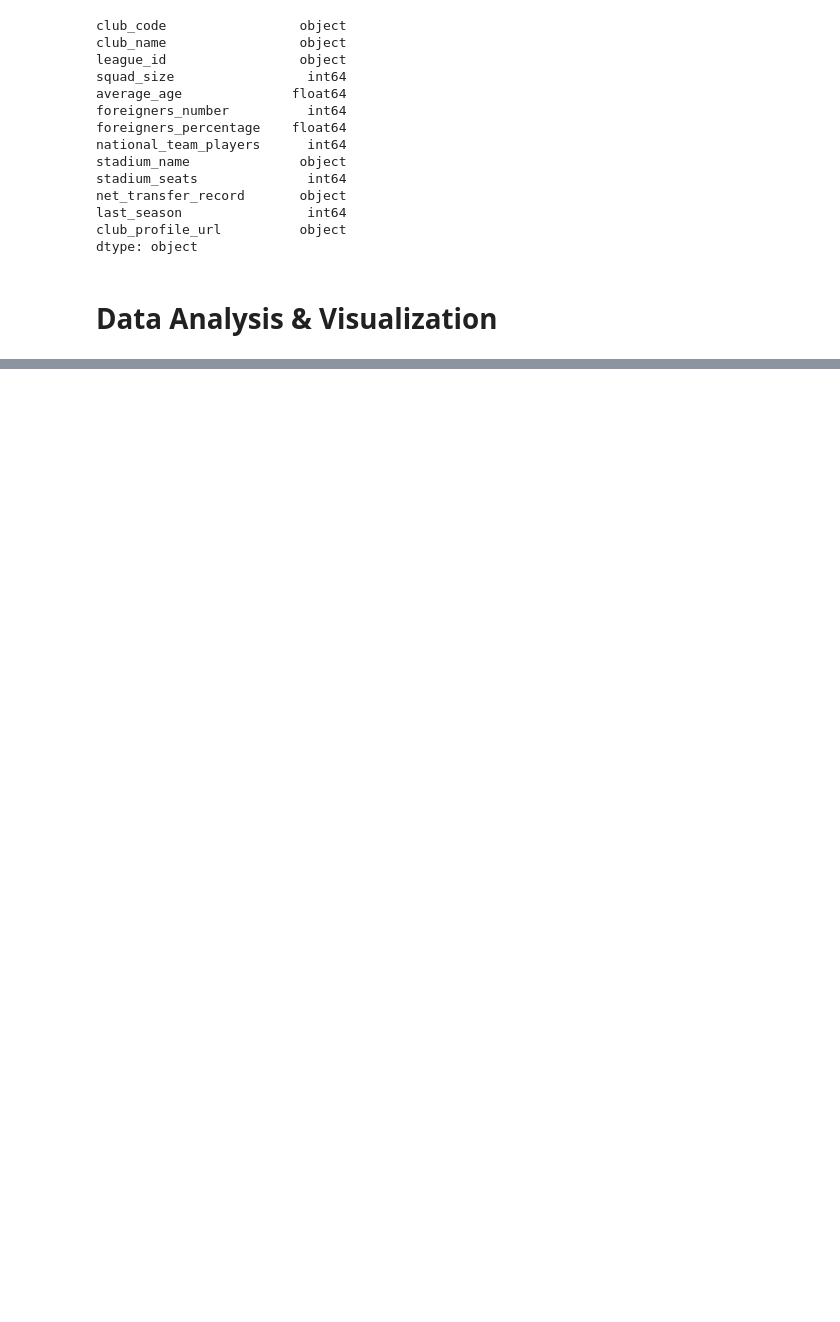
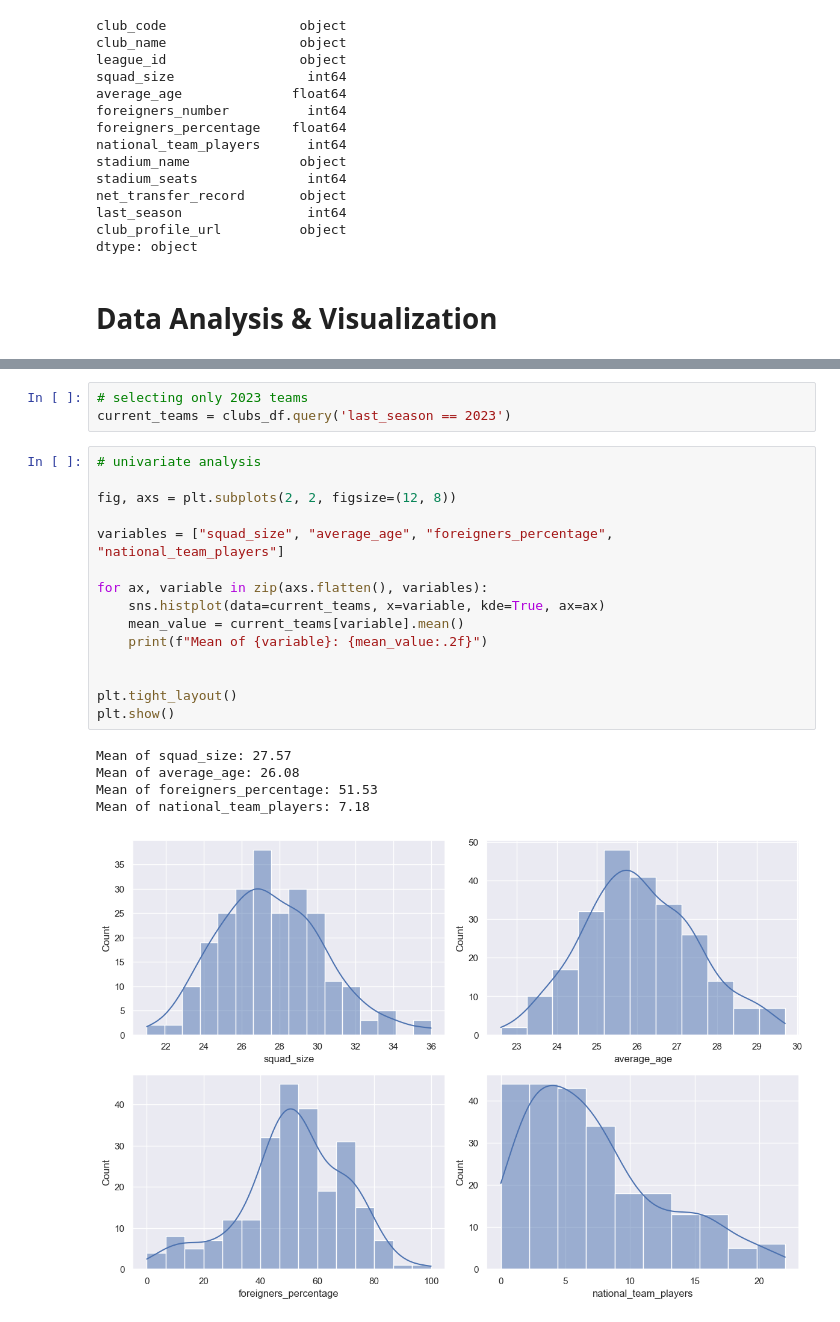
Before and after one commit to RiccardoPili/Football-Data-Analysis, a Jupyter notebook: clubs.ipynb, the cells around one changed output, grey strips where cells are left out. Cells and saved outputs as stored; diff of their text form; blank space fills up the shorter version.

```diff
--- a/clubs.ipynb
+++ b/clubs.ipynb
@@ -178,0 +244,24 @@ dtype: object
+# %%
+# selecting only 2023 teams
+current_teams = clubs_df.query('last_season == 2023')
+# %%
+# univariate analysis
+
+fig, axs = plt.subplots(2, 2, figsize=(12, 8))
+
+variables = ["squad_size", "average_age", "foreigners_percentage", "national_team_players"]
+
+for ax, variable in zip(axs.flatten(), variables):
+    sns.histplot(data=current_teams, x=variable, kde=True, ax=ax)
+    mean_value = current_teams[variable].mean()
+    print(f"Mean of {variable}: {mean_value:.2f}")
+
+
+plt.tight_layout()
+plt.show()
+# %% [output]
+Mean of squad_size: 27.57
+Mean of average_age: 26.08
+Mean of foreigners_percentage: 51.53
+Mean of national_team_players: 7.18
+[figure, added]
```
Also changed, not shown: parts of 18 cells of this notebook, 1 other file.
